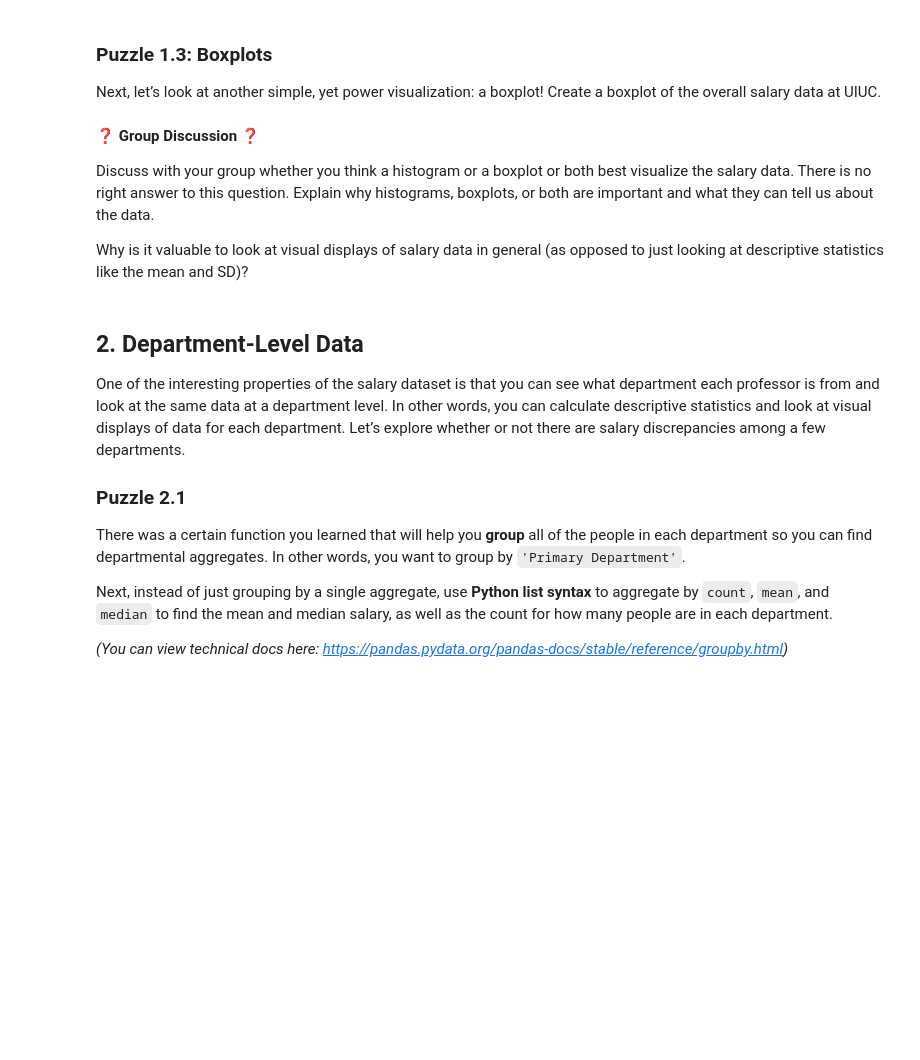
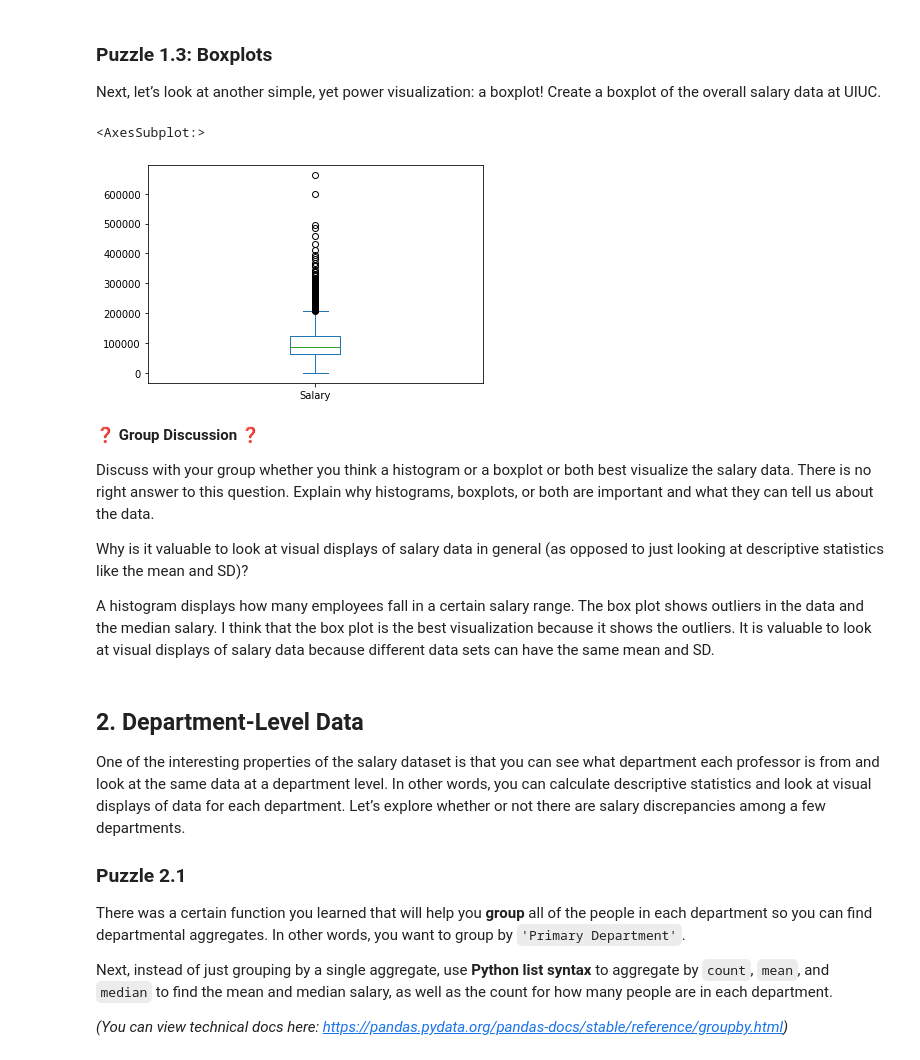
Before and after one commit to rgu6/Rachael-Gu, a Jupyter notebook: lab_plots/lab_plots.ipynb, the cells around one changed output. Drawn from its saved outputs; the diff is of its cells as text; code cells hidden in the pictures; blank space fills up the shorter version.

```diff
--- a/lab_plots/lab_plots.ipynb
+++ b/lab_plots/lab_plots.ipynb
@@ -131,12 +147,18 @@ Let’s start by looking at one of the most simple, yet powerful visual displays
 Next, let’s look at another simple, yet power visualization: a boxplot! Create a boxplot of the overall salary data at UIUC.
 # %%
 # create your boxplot here
+df["Salary"].plot.box()
+# %% [output]
+<AxesSubplot:>
+[figure, added]
 # %% [markdown]
 **❓ Group Discussion ❓**
 
 Discuss with your group whether you think a histogram or a boxplot or both best visualize the salary data.  There is no right answer to this question.  Explain why histograms, boxplots, or both are important and what they can tell us about the data.
 
 Why is it valuable to look at visual displays of salary data in general (as opposed to just looking at descriptive statistics like the mean and SD)?
+
+A histogram displays how many employees fall in a certain salary range. The box plot shows outliers in the data and the median salary. I think that the box plot is the best visualization because it shows the outliers. It is valuable to look at visual displays of salary data because different data sets can have the same mean and SD.
 # %% [markdown]
 ## 2. Department-Level Data
 
```
Also changed, not shown: parts of 26 cells of this notebook, 1 other file.
